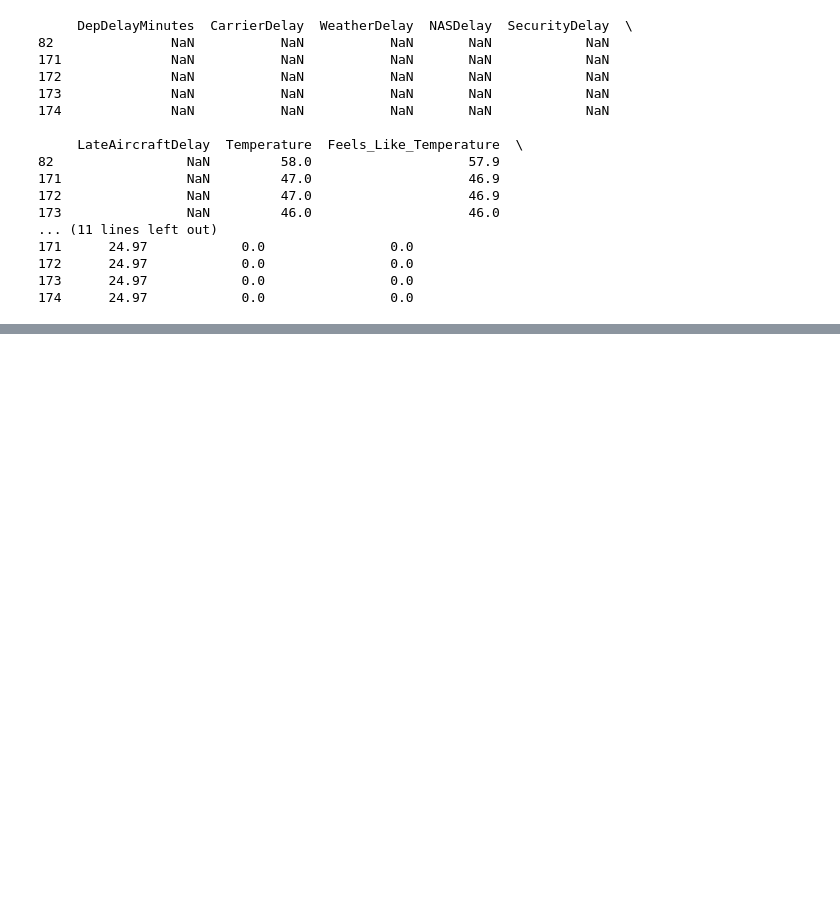
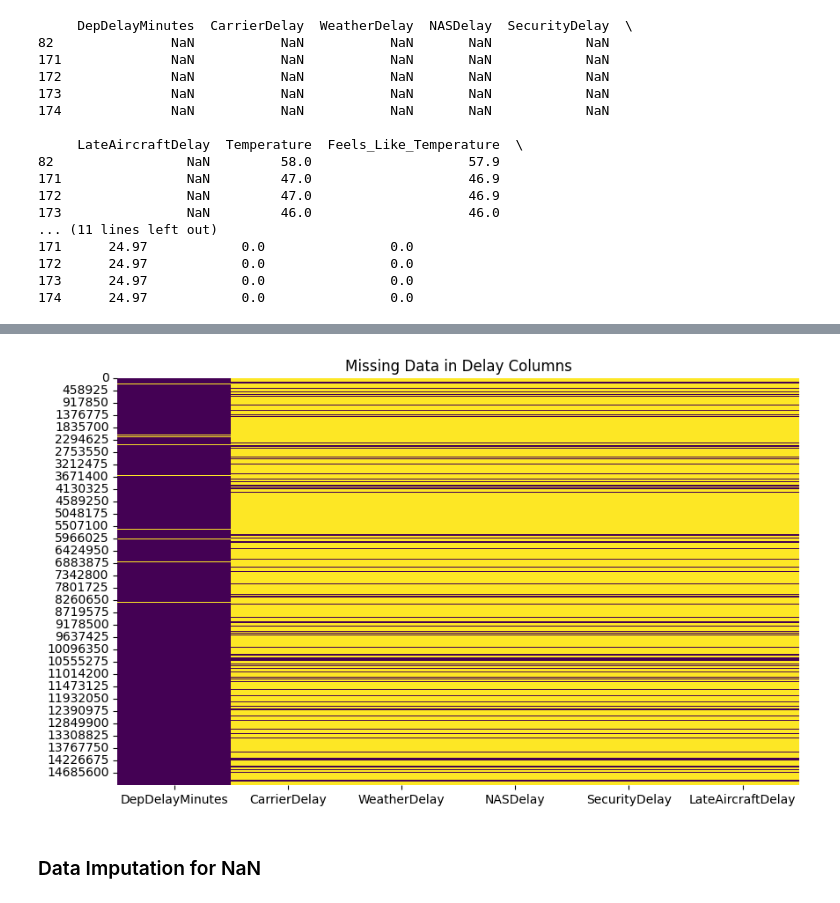
Before and after one commit to diego-mogollon/lateguru, a Jupyter notebook: notebooks/data_preprocessing_D.ipynb, the cells around one changed output, grey strips where cells are left out. Drawn from its saved outputs; the diff is of its cells as text; code cells hidden in the pictures; blank space fills up the shorter version.

```diff
--- a/notebooks/data_preprocessing_D.ipynb
+++ b/notebooks/data_preprocessing_D.ipynb
@@ -132,0 +169,10 @@ plt.show()
+# %%
+# Visualize missing data in the delay columns
+plt.figure(figsize=(10, 6))
+sns.heatmap(df[['DepDelayMinutes', 'CarrierDelay', 'WeatherDelay', 'NASDelay', 'SecurityDelay', 'LateAircraftDelay']].isnull(), cbar=False, cmap='viridis')
+plt.title('Missing Data in Delay Columns')
+plt.show()
+# %% [output]
+[figure, added]
+# %% [markdown]
+### Data Imputation for NaN
```
Also changed, not shown: parts of 31 cells of this notebook.
